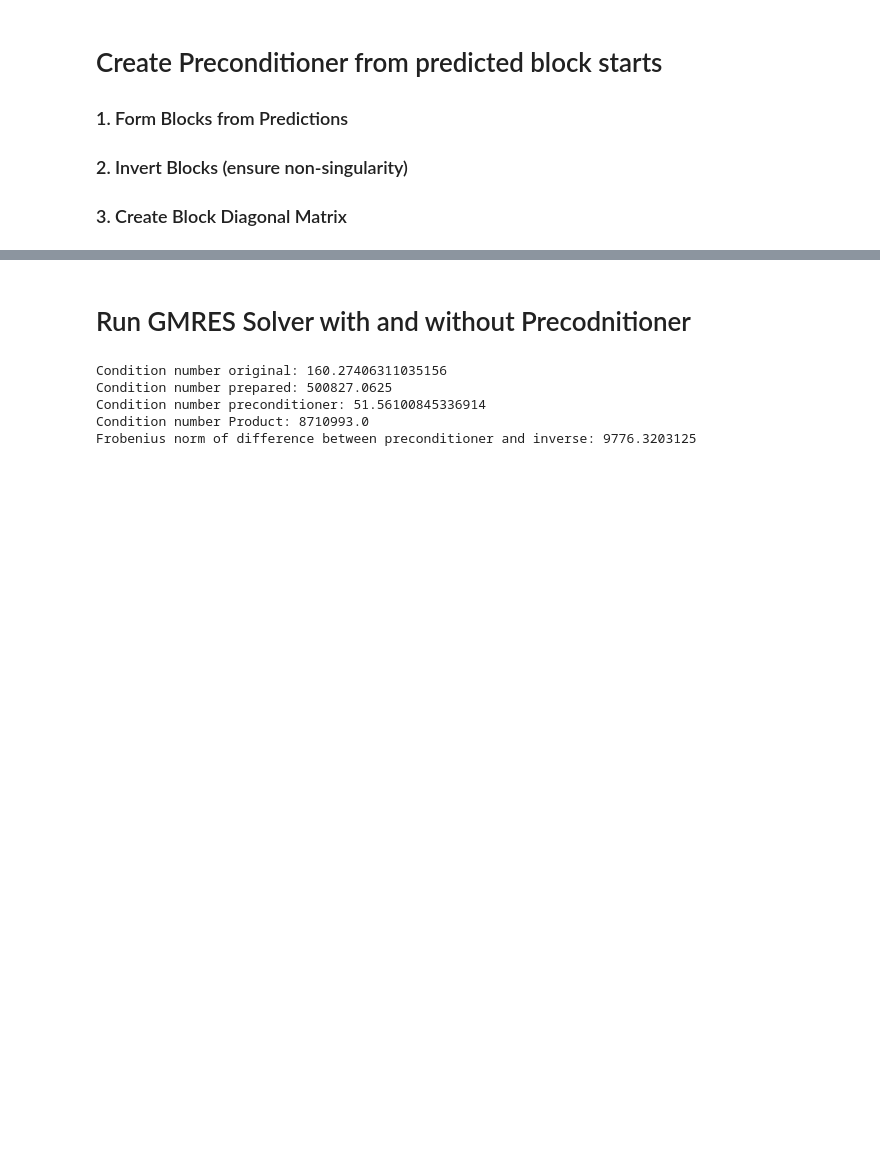
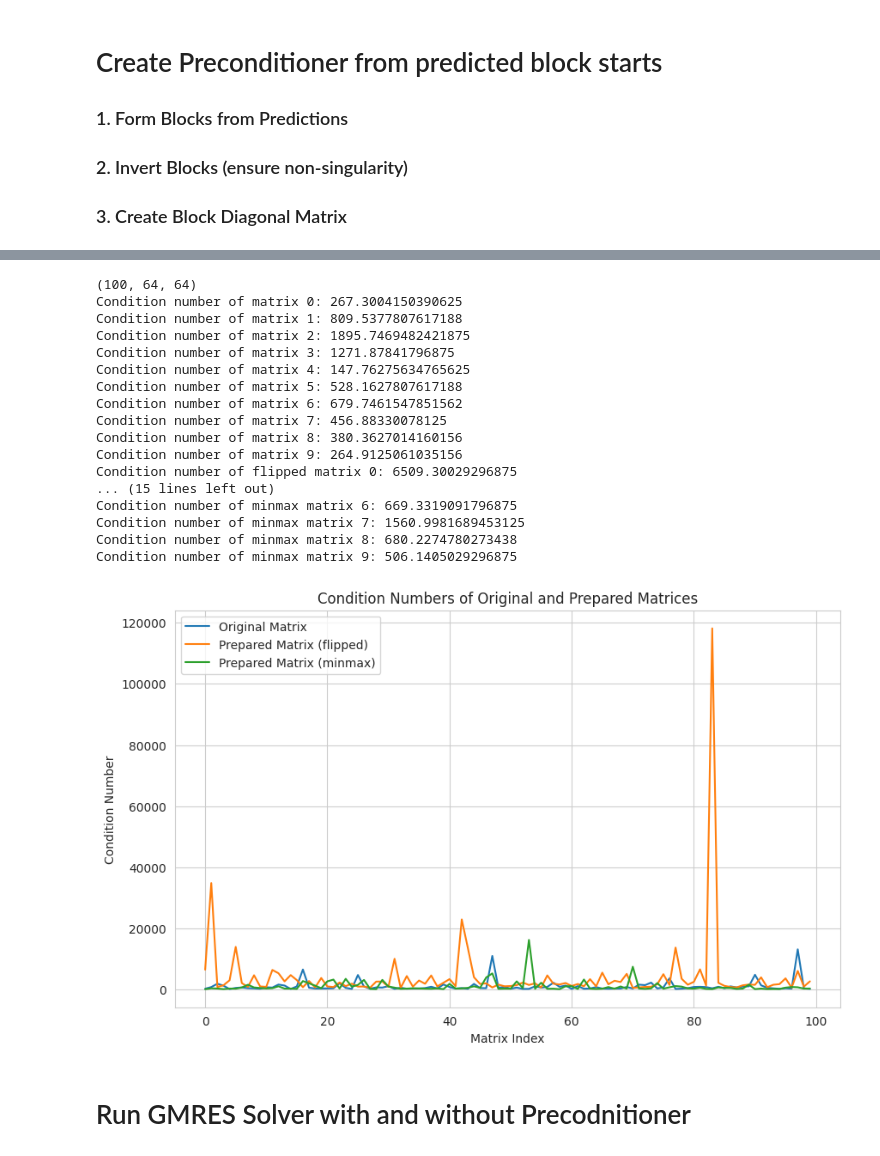
Before and after one commit to 24io/opencampus-ai-project, a Jupyter notebook: testrun.ipynb, the cells around one changed output, grey strips where cells are left out. Saved outputs shown, nothing was run; the diff lists cells and outputs as text; code cells hidden in the pictures; blank space fills up the shorter version.

```diff
--- a/testrun.ipynb
+++ b/testrun.ipynb
@@ -262,3 +244,18 @@ plt.show()
 ### 1. Form Blocks from Predictions
 ### 2. Invert Blocks (ensure non-singularity)
 ### 3. Create Block Diagonal Matrix
+# %%
+importlib.reload(prec)
+
+A = np.array([prec.prepare_matrix(test_matrices[i], method='flip') for i in range(test_matrices.shape[0])])
+A_minmax = np.array([prec.prepare_matrix(test_matrices[i], method='minmax') for i in range(test_matrices.shape[0])])
+precs = prec.block_jacobi_preconditioner_from_predictions(test_matrices, test_labels)
+b = np.ones((A.shape[0], A.shape[1]))
+
+# Check Condition Numbers
+print(f"Condition number original: {cond(test_matrices[0])}")
+print(f"Condition number prepared flipped: {cond(A[0])}")
+print(f"Condition number prepared minmax: {cond(A_minmax[0])}")
+print(f"Condition number preconditioner: {cond(precs[0])}")
+print(f"Condition number Product: {cond(np.matmul(A[0], precs[0]))}")
+print(f"Frobenius norm of difference between preconditioner and inverse: {np.linalg.norm(precs[0] - np.linalg.inv(A[0]))}")
@@ -265,24 +280,45 @@ plt.show()
+# %%
+print(test_matrices.shape)
+# print(binary_predictions.shape)
+
+for i in range(min(10, test_matrices.shape[0])):
+    print(f"Condition number of matrix {i}: {np.linalg.cond(test_matrices[i])}")
+
+for i in range(min(10, A.shape[0])):
+    print(f"Condition number of flipped matrix {i}: {np.linalg.cond(A[i])}")
+
+for i in range(min(10, precs.shape[0])):
+    print(f"Condition number of minmax matrix {i}: {np.linalg.cond(A_minmax[i])}")
+
+# plot condition numbers
+plt.figure(figsize=(10, 6))
+plt.plot([np.linalg.cond(test_matrices[i]) for i in range(test_matrices.shape[0])], label='Original Matrix')
+plt.plot([np.linalg.cond(A[i]) for i in range(A.shape[0])], label='Prepared Matrix (flipped)')
+plt.plot([np.linalg.cond(A_minmax[i]) for i in range(A_minmax.shape[0])], label='Prepared Matrix (minmax)')
+plt.xlabel('Matrix Index')
+plt.ylabel('Condition Number')
+plt.title('Condition Numbers of Original and Prepared Matrices')
+plt.legend()
+plt.show()
+# %% [output]
+(100, 64, 64)
+Condition number of matrix 0: 267.3004150390625
+Condition number of matrix 1: 809.5377807617188
+Condition number of matrix 2: 1895.7469482421875
+Condition number of matrix 3: 1271.87841796875
+Condition number of matrix 4: 147.76275634765625
+Condition number of matrix 5: 528.1627807617188
+Condition number of matrix 6: 679.7461547851562
+Condition number of matrix 7: 456.88330078125
+Condition number of matrix 8: 380.3627014160156
+Condition number of matrix 9: 264.9125061035156
+Condition number of flipped matrix 0: 6509.30029296875
+... (15 lines left out)
+Condition number of minmax matrix 6: 669.3319091796875
+Condition number of minmax matrix 7: 1560.9981689453125
+Condition number of minmax matrix 8: 680.2274780273438
+Condition number of minmax matrix 9: 506.1405029296875
+[figure, added]
 # %% [markdown]
 # Run GMRES Solver with and without Precodnitioner
-# %%
-# Define inputs
-importlib.reload(prec)
-A = np.array([prec.prepare_matrix(test_matrices[i]) for i in range(test_matrices.shape[0])])
-# A = test_matrices
-# precs = prec.block_jacobi_preconditioner_from_predictions(A, test_labels)
-precs = prec.block_jacobi_preconditioner_from_predictions(test_matrices, test_labels)
-b = np.ones((A.shape[0], A.shape[1]))
-
-# Check Condition Numbers
-print(f"Condition number original: {cond(test_matrices[1])}")
-print(f"Condition number prepared: {cond(A[1])}")
-print(f"Condition number preconditioner: {cond(precs[1])}")
-print(f"Condition number Product: {cond(np.matmul(A[1], precs[1]))}")
-print(f"Frobenius norm of difference between preconditioner and inverse: {np.linalg.norm(precs[1] - np.linalg.inv(A[1]))}")
-# %% [output]
-Condition number original: 160.27406311035156
-Condition number prepared: 500827.0625
-Condition number preconditioner: 51.56100845336914
-Condition number Product: 8710993.0
-Frobenius norm of difference between preconditioner and inverse: 9776.3203125
 # %%
```
Also changed, not shown: parts of 13 cells of this notebook.
